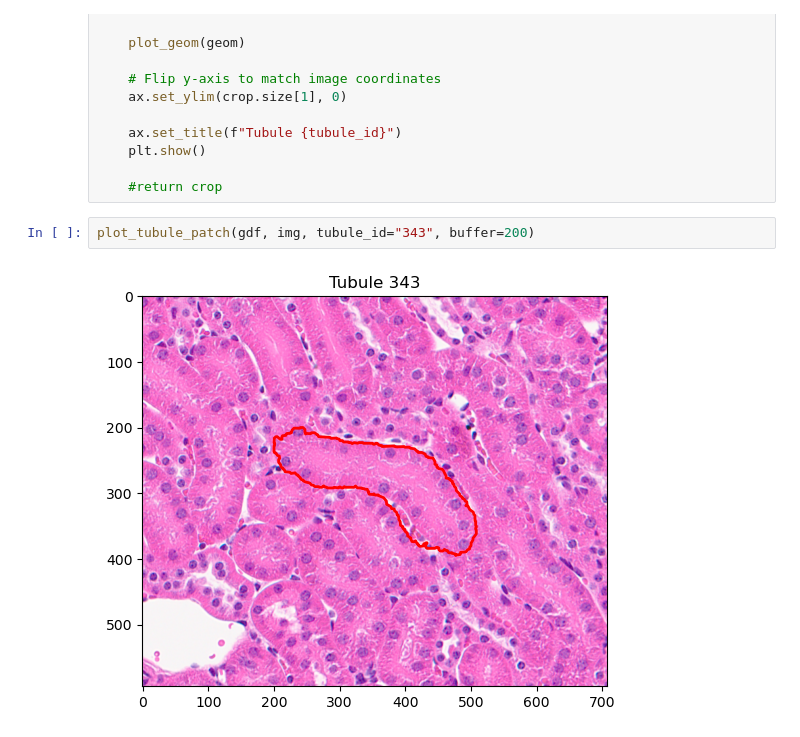
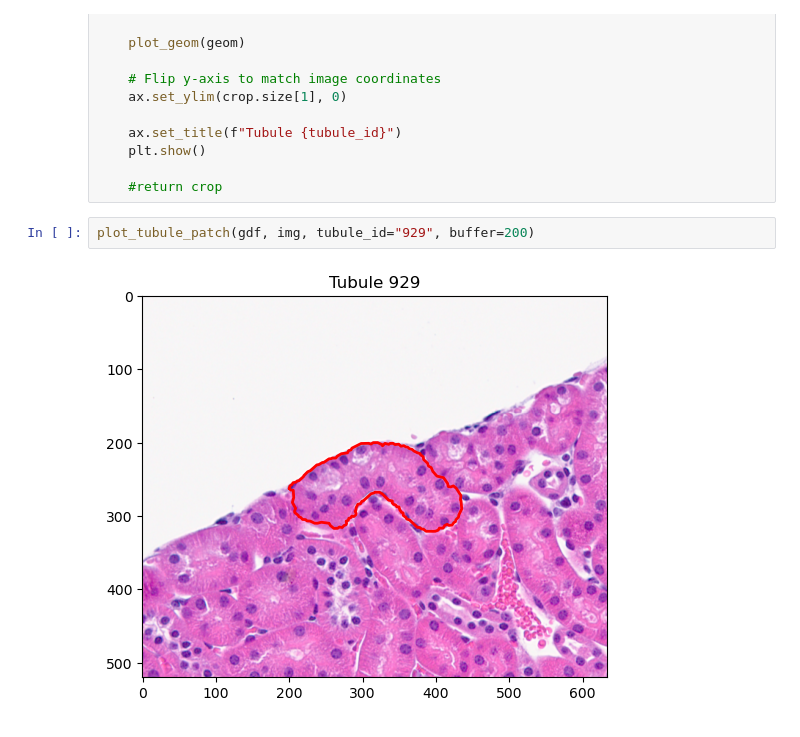
Before and after one commit to ssingh95jhu/Correlation_Kidney_Structure_Molecular_Presentation, a Jupyter notebook: Crop_Patch.ipynb, the cells around one changed output. Cells and saved outputs as stored; diff of their text form.

Commit message:
Patch Crop

```diff
--- a/Crop_Patch.ipynb
+++ b/Crop_Patch.ipynb
@@ -123,6 +123,6 @@ def plot_tubule_patch(gdf, img, tubule_id="929", buffer=200):
 
     #return crop
 # %%
-plot_tubule_patch(gdf, img, tubule_id="343", buffer=200)
+plot_tubule_patch(gdf, img, tubule_id="929", buffer=200)
 # %% [output]
-[figure, old version]
+[figure, new version]
```
